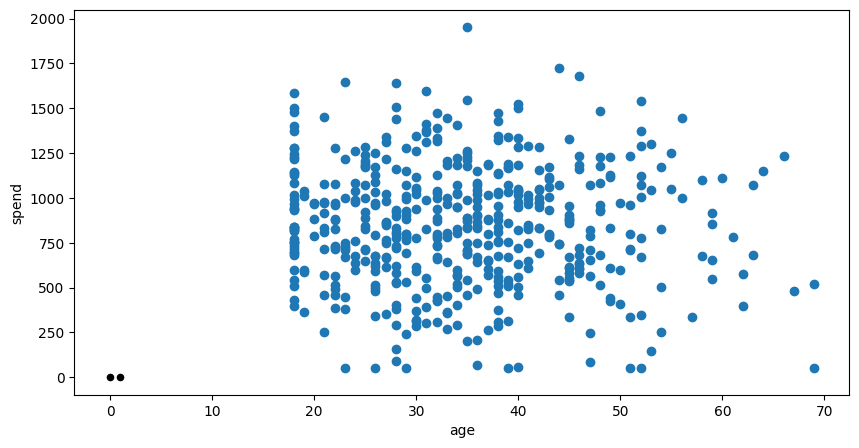
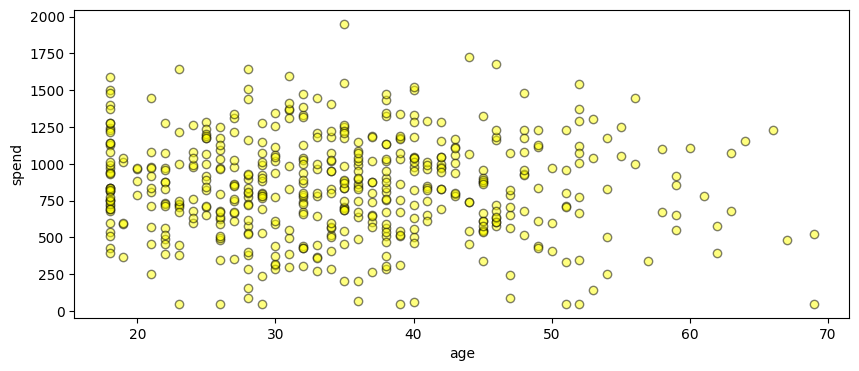
The notebook cell's code change between the first figure and the second:
--- before
+++ after
@@ -1,13 +1,8 @@
 # Завдання 13:
-age_spend = df[['age', 'spend']].corr()
-print(age_spend)
-age_spend.plot.scatter(x='age', y='spend',  figsize=(10, 5), color="Black")
-x = df['age']
-y = df['spend']
-plt.scatter(x, y)
-
-
+r, p = pearsonr(df['age'], df['spend'])
+print(f"r: {r:.3f}, p-value: {p:.5f}")
+fig = plt.figure(figsize=(10, 4))
+plt.scatter(df['age'], df['spend'], color='yellow', edgecolors="black", alpha=0.5)
 plt.xlabel('age')
 plt.ylabel('spend')
 plt.show()
-print

Commit: all 26062026